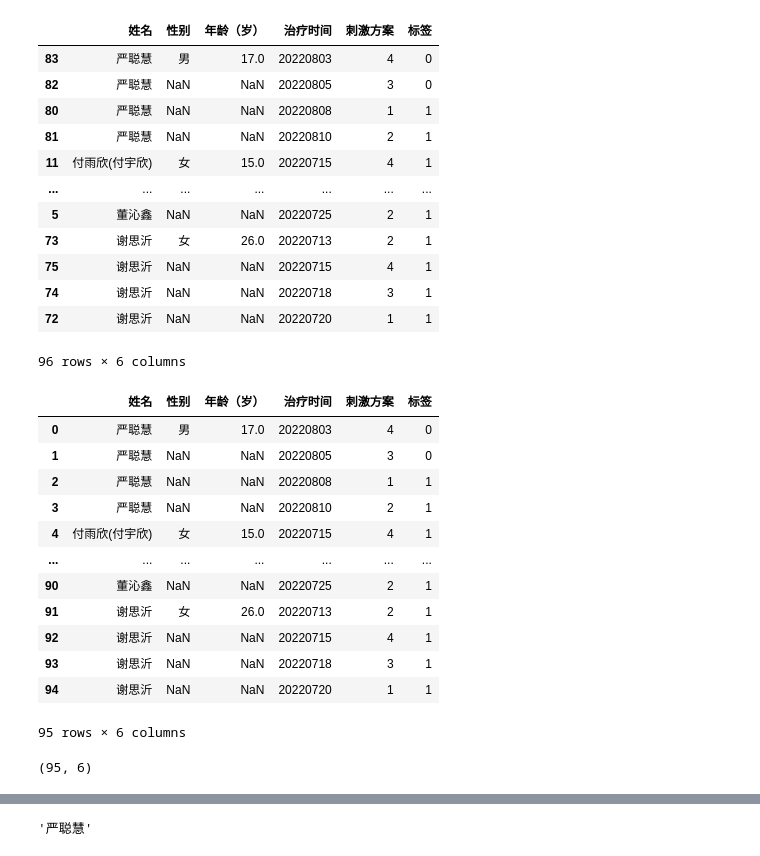
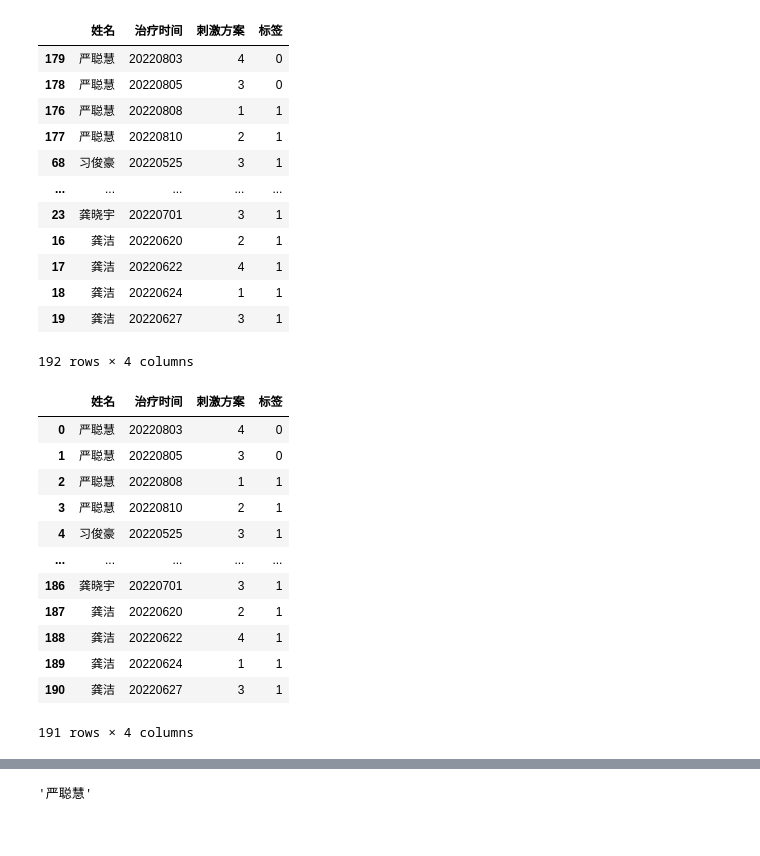
Before and after one commit to zhengyuntao123/EEGprocess, a Jupyter notebook: work_file/SE_get_person.ipynb, the cells around one changed output, grey strips where cells are left out. Cells and saved outputs as stored; diff of their text form; code cells hidden in the pictures.

```diff
--- a/work_file/SE_get_person.ipynb
+++ b/work_file/SE_get_person.ipynb
@@ -5,3 +10,9 @@ import glob
 import numpy as np
 import xlrd
 import pandas as pd
+# %%
+parameter_path=['../SE_parameter/刺激参数（第三批次）.xlsx','../SE_parameter/刺激参数（第四批次）.xlsx']
+# %%
+# 性别和年龄暂时不用，且第二批数据没有这两项
+df=pd.DataFrame(columns=['姓名','治疗时间','刺激方案','标签'])
+df
@@ -7,0 +21,4 @@ import pandas as pd
+# %%
+for path in parameter_path:
+    df = pd.concat([df,pd.read_excel(path,engine='openpyxl')],ignore_index=True,join='inner')
+df
@@ -8,6 +39,6 @@ import pandas as pd
 # %%
-path = "../SE_parameter/刺激参数（第四批次）.xlsx"
-df = pd.read_excel(path,engine='openpyxl')
-#df= df.astype({'完成时间':'object'})
-#对df进行排序，为了和glob.glob的顺序相匹配
-df
+# path = "../SE_parameter/刺激参数（第四批次）.xlsx"
+# df = pd.read_excel(path,engine='openpyxl')
+# #df= df.astype({'完成时间':'object'})
+# #对df进行排序，为了和glob.glob的顺序相匹配
+# df
@@ -29,39 +46,37 @@ df
 df=df.sort_values(by=["姓名","治疗时间"])
 df
 # %% [output]
-|  | 姓名 | 性别 | 年龄（岁） | 治疗时间 | 刺激方案 | 标签 |
-| 83 | 严聪慧 | 男 | 17.0 | 20220803 | 4 | 0 |
-| 82 | 严聪慧 | NaN | NaN | 20220805 | 3 | 0 |
-| 80 | 严聪慧 | NaN | NaN | 20220808 | 1 | 1 |
-| 81 | 严聪慧 | NaN | NaN | 20220810 | 2 | 1 |
-| 11 | 付雨欣(付宇欣) | 女 | 15.0 | 20220715 | 4 | 1 |
-| ... | ... | ... | ... | ... | ... | ... |
-| 5 | 董沁鑫 | NaN | NaN | 20220725 | 2 | 1 |
-| 73 | 谢思沂 | 女 | 26.0 | 20220713 | 2 | 1 |
-| 75 | 谢思沂 | NaN | NaN | 20220715 | 4 | 1 |
-| 74 | 谢思沂 | NaN | NaN | 20220718 | 3 | 1 |
-| 72 | 谢思沂 | NaN | NaN | 20220720 | 1 | 1 |
+|  | 姓名 | 治疗时间 | 刺激方案 | 标签 |
+| 179 | 严聪慧 | 20220803 | 4 | 0 |
+| 178 | 严聪慧 | 20220805 | 3 | 0 |
+| 176 | 严聪慧 | 20220808 | 1 | 1 |
+| 177 | 严聪慧 | 20220810 | 2 | 1 |
+| 68 | 习俊豪 | 20220525 | 3 | 1 |
+| ... | ... | ... | ... | ... |
+| 23 | 龚晓宇 | 20220701 | 3 | 1 |
+| 16 | 龚洁 | 20220620 | 2 | 1 |
+| 17 | 龚洁 | 20220622 | 4 | 1 |
+| 18 | 龚洁 | 20220624 | 1 | 1 |
+| 19 | 龚洁 | 20220627 | 3 | 1 |
-96 rows × 6 columns
+192 rows × 4 columns
 # %%
+# 去掉差的数据
 df.drop(df.loc[df['标签']=='-'].index, inplace=True)
+df.drop(df.loc[df['标签'].isnull()].index, inplace=True)
 df=df.reset_index()
 df=df.drop(['index'],axis=1)
 df
 # %% [output]
-|  | 姓名 | 性别 | 年龄（岁） | 治疗时间 | 刺激方案 | 标签 |
-| 0 | 严聪慧 | 男 | 17.0 | 20220803 | 4 | 0 |
-| 1 | 严聪慧 | NaN | NaN | 20220805 | 3 | 0 |
-| 2 | 严聪慧 | NaN | NaN | 20220808 | 1 | 1 |
-| 3 | 严聪慧 | NaN | NaN | 20220810 | 2 | 1 |
-| 4 | 付雨欣(付宇欣) | 女 | 15.0 | 20220715 | 4 | 1 |
-| ... | ... | ... | ... | ... | ... | ... |
-| 90 | 董沁鑫 | NaN | NaN | 20220725 | 2 | 1 |
-| 91 | 谢思沂 | 女 | 26.0 | 20220713 | 2 | 1 |
-| 92 | 谢思沂 | NaN | NaN | 20220715 | 4 | 1 |
-| 93 | 谢思沂 | NaN | NaN | 20220718 | 3 | 1 |
-| 94 | 谢思沂 | NaN | NaN | 20220720 | 1 | 1 |
+|  | 姓名 | 治疗时间 | 刺激方案 | 标签 |
+| 0 | 严聪慧 | 20220803 | 4 | 0 |
+| 1 | 严聪慧 | 20220805 | 3 | 0 |
+| 2 | 严聪慧 | 20220808 | 1 | 1 |
+| 3 | 严聪慧 | 20220810 | 2 | 1 |
+| 4 | 习俊豪 | 20220525 | 3 | 1 |
+| ... | ... | ... | ... | ... |
+| 186 | 龚晓宇 | 20220701 | 3 | 1 |
+| 187 | 龚洁 | 20220620 | 2 | 1 |
+| 188 | 龚洁 | 20220622 | 4 | 1 |
+| 189 | 龚洁 | 20220624 | 1 | 1 |
+| 190 | 龚洁 | 20220627 | 3 | 1 |
-95 rows × 6 columns
+191 rows × 4 columns
-# %%
-df.shape
-# %% [output]
-(95, 6)
```
Also changed, not shown: parts of 35 cells of this notebook, 2 other files.
